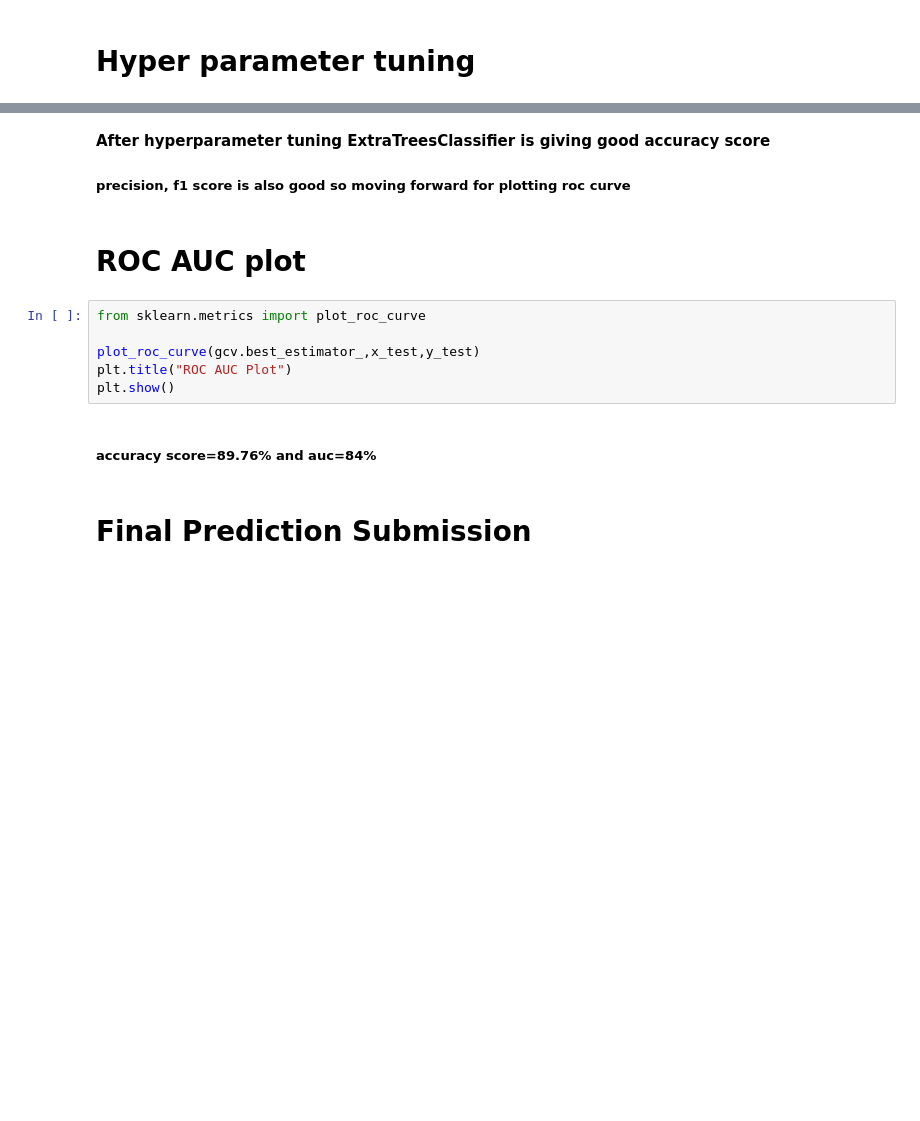
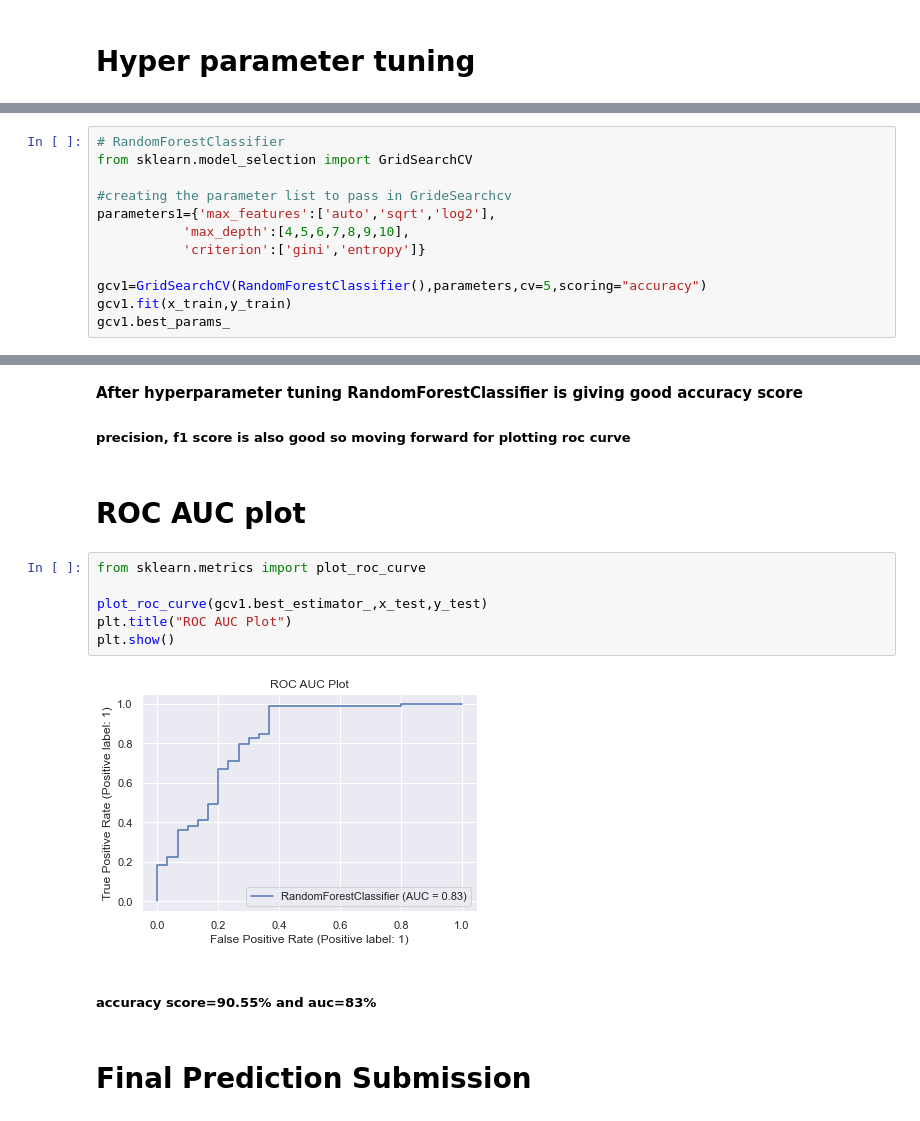
Before and after one commit to Vikrampurohit93/datatrained_projects, a Jupyter notebook: Loan_prediction.ipynb, the cells around one changed output, grey strips where cells are left out. Cells and saved outputs as stored; diff of their text form; blank space fills up the shorter version.

```diff
--- a/Loan_prediction.ipynb
+++ b/Loan_prediction.ipynb
@@ -470,0 +981,12 @@ print('Classification Report''\n',classification_report(y_test,gcv_pred))
+# %%
+# RandomForestClassifier
+from sklearn.model_selection import GridSearchCV
+
+#creating the parameter list to pass in GrideSearchcv
+parameters1={'max_features':['auto','sqrt','log2'],
+           'max_depth':[4,5,6,7,8,9,10],
+           'criterion':['gini','entropy']}
+
+gcv1=GridSearchCV(RandomForestClassifier(),parameters,cv=5,scoring="accuracy")
+gcv1.fit(x_train,y_train)
+gcv1.best_params_
@@ -471,6 +1017,6 @@ print('Classification Report''\n',classification_report(y_test,gcv_pred))
 # %% [markdown]
 
-**After hyperparameter tuning ExtraTreesClassifier is giving good accuracy score**
+**After hyperparameter tuning RandomForestClassifier is giving good accuracy score**
 
 ##### precision, f1 score is also good so moving forward for plotting roc curve
 # %% [markdown]
@@ -478,11 +1024,13 @@ print('Classification Report''\n',classification_report(y_test,gcv_pred))
 # %%
 from sklearn.metrics import plot_roc_curve
 
-plot_roc_curve(gcv.best_estimator_,x_test,y_test)
+plot_roc_curve(gcv1.best_estimator_,x_test,y_test)
 plt.title("ROC AUC Plot")
 plt.show()
+# %% [output]
+[figure, added]
 # %% [markdown]
-##### accuracy score=89.76% and auc=84%
+##### accuracy score=90.55% and auc=83%
 # %% [markdown]
 # Final Prediction Submission
 # %%
```
Also changed, not shown: parts of 68 cells of this notebook.
